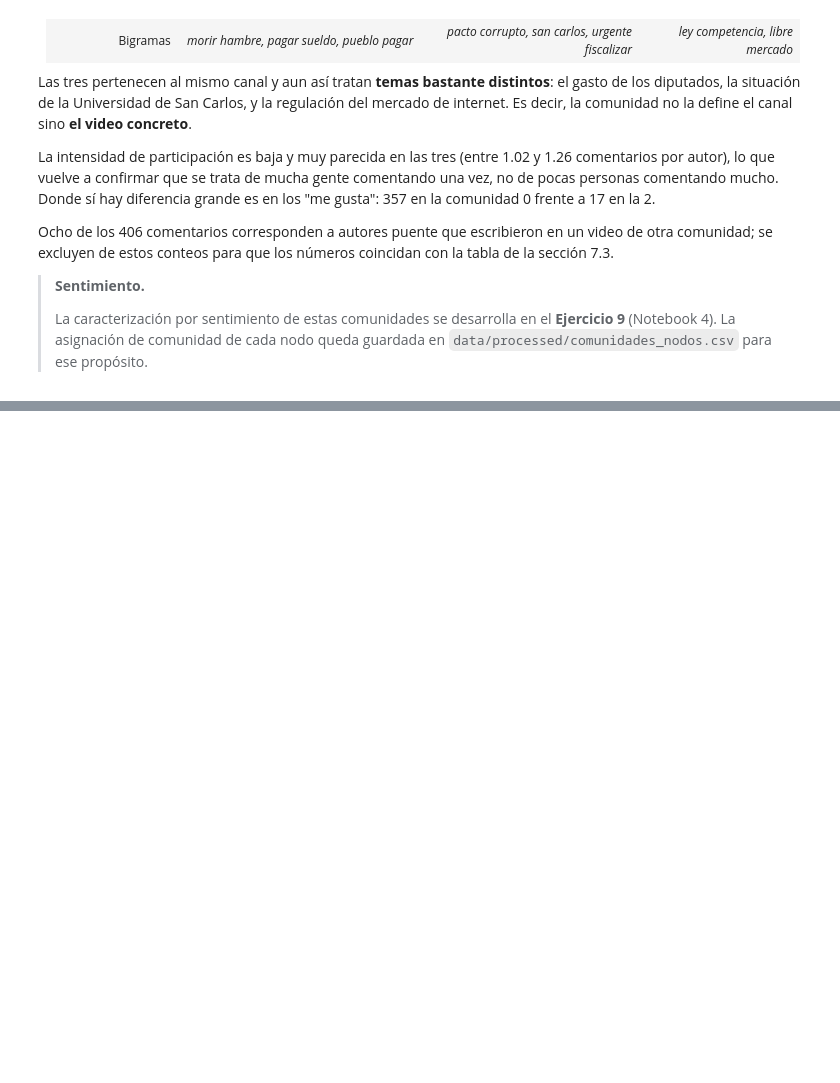
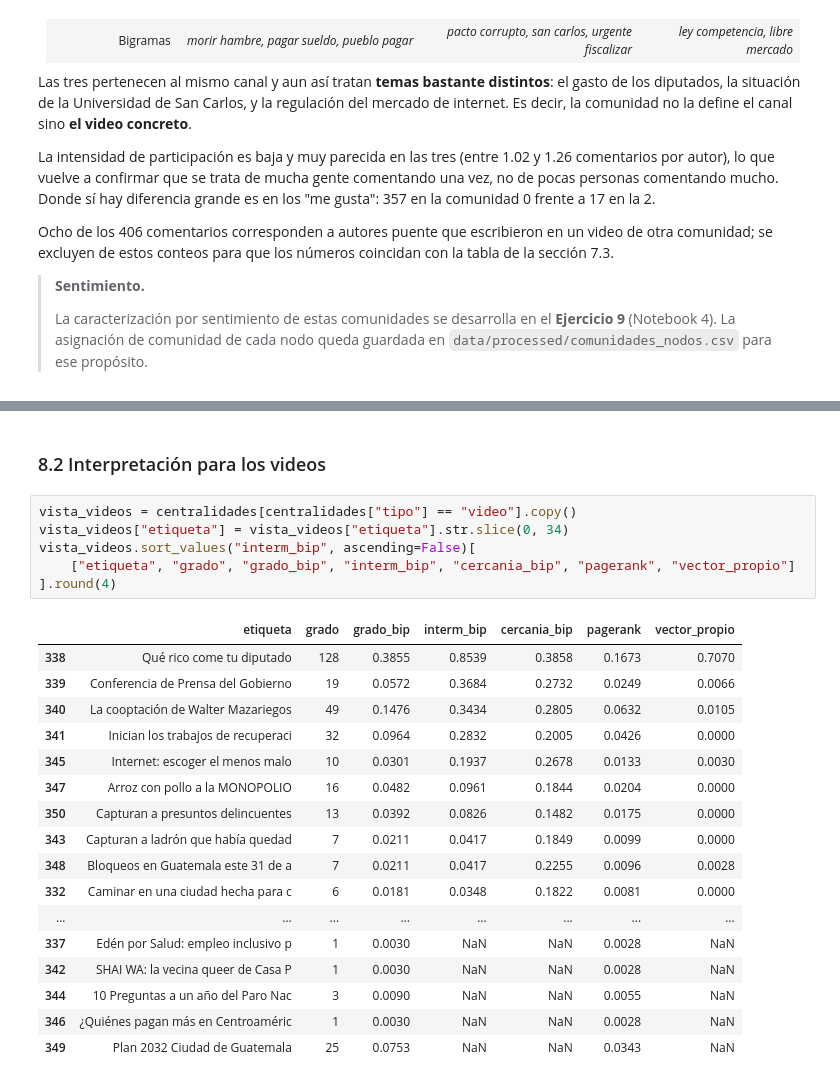
Before and after one commit to Tunchxz/CC3084-Laboratorio-6, a Jupyter notebook: notebooks/03_redes.ipynb, the cells around one changed output, grey strips where cells are left out. Cells and saved outputs as stored; diff of their text form; blank space fills up the shorter version.

```diff
--- a/notebooks/03_redes.ipynb
+++ b/notebooks/03_redes.ipynb
@@ -995,0 +1081,26 @@ Ocho de los 406 comentarios corresponden a autores puente que escribieron en un
+# %% [markdown]
+### 8.2 Interpretación para los videos
+# %%
+vista_videos = centralidades[centralidades["tipo"] == "video"].copy()
+vista_videos["etiqueta"] = vista_videos["etiqueta"].str.slice(0, 34)
+vista_videos.sort_values("interm_bip", ascending=False)[
+    ["etiqueta", "grado", "grado_bip", "interm_bip", "cercania_bip", "pagerank", "vector_propio"]
+].round(4)
+# %% [output]
+|  | etiqueta | grado | grado_bip | interm_bip | cercania_bip | pagerank | vector_propio |
+| 338 | Qué rico come tu diputado | 128 | 0.3855 | 0.8539 | 0.3858 | 0.1673 | 0.7070 |
+| 339 | Conferencia de Prensa del Gobierno | 19 | 0.0572 | 0.3684 | 0.2732 | 0.0249 | 0.0066 |
+| 340 | La cooptación de Walter Mazariegos | 49 | 0.1476 | 0.3434 | 0.2805 | 0.0632 | 0.0105 |
+| 341 | Inician los trabajos de recuperaci | 32 | 0.0964 | 0.2832 | 0.2005 | 0.0426 | 0.0000 |
+| 345 | Internet: escoger el menos malo | 10 | 0.0301 | 0.1937 | 0.2678 | 0.0133 | 0.0030 |
+| 347 | Arroz con pollo a la MONOPOLIO | 16 | 0.0482 | 0.0961 | 0.1844 | 0.0204 | 0.0000 |
+| 350 | Capturan a presuntos delincuentes | 13 | 0.0392 | 0.0826 | 0.1482 | 0.0175 | 0.0000 |
+| 343 | Capturan a ladrón que había quedad | 7 | 0.0211 | 0.0417 | 0.1849 | 0.0099 | 0.0000 |
+| 348 | Bloqueos en Guatemala este 31 de a | 7 | 0.0211 | 0.0417 | 0.2255 | 0.0096 | 0.0028 |
+| 332 | Caminar en una ciudad hecha para c | 6 | 0.0181 | 0.0348 | 0.1822 | 0.0081 | 0.0000 |
+| ... | ... | ... | ... | ... | ... | ... | ... |
+| 337 | Edén por Salud: empleo inclusivo p | 1 | 0.0030 | NaN | NaN | 0.0028 | NaN |
+| 342 | SHAI WA: la vecina queer de Casa P | 1 | 0.0030 | NaN | NaN | 0.0028 | NaN |
+| 344 | 10 Preguntas a un año del Paro Nac | 3 | 0.0090 | NaN | NaN | 0.0055 | NaN |
+| 346 | ¿Quiénes pagan más en Centroaméric | 1 | 0.0030 | NaN | NaN | 0.0028 | NaN |
+| 349 | Plan 2032 Ciudad de Guatemala | 25 | 0.0753 | NaN | NaN | 0.0343 | NaN |
```
Also changed, not shown: parts of 13 cells of this notebook.
